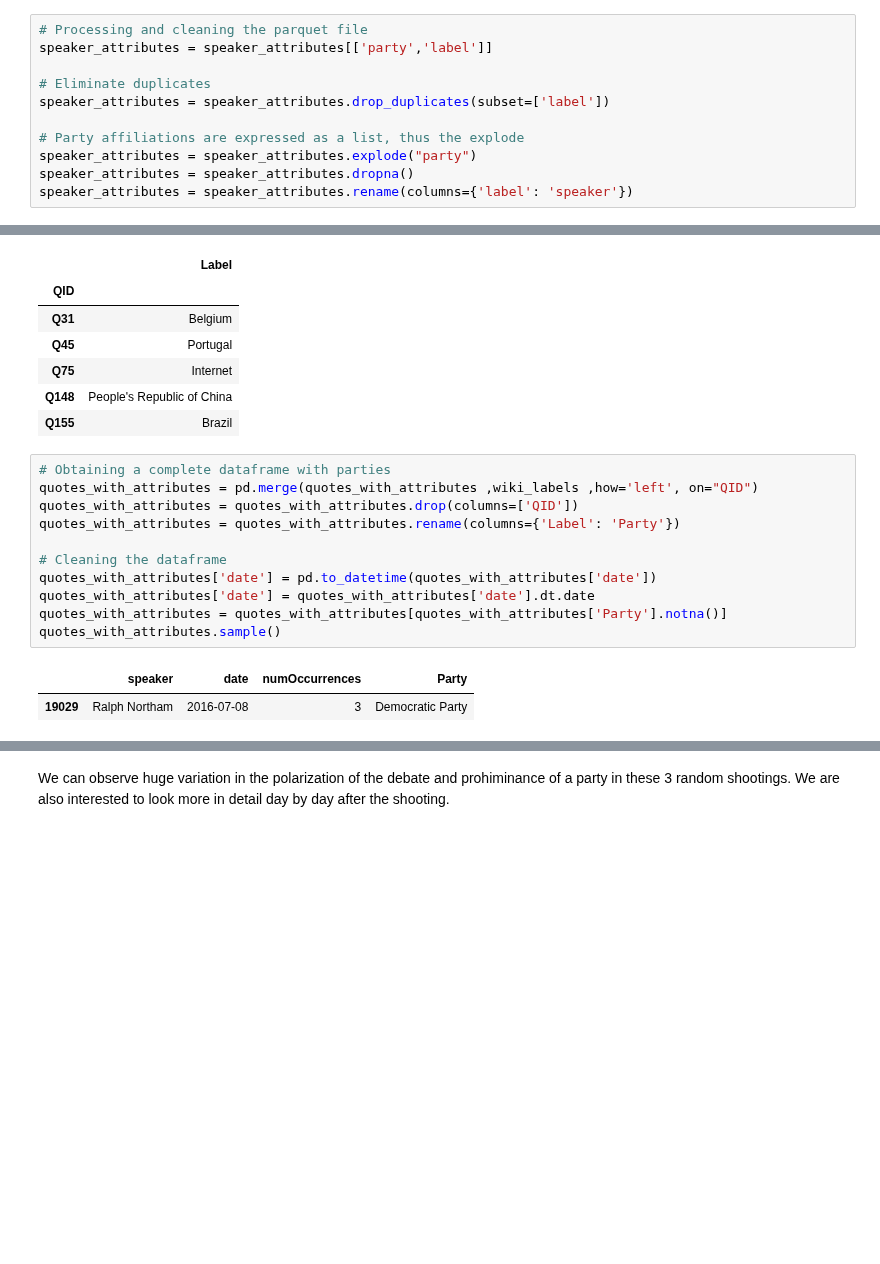
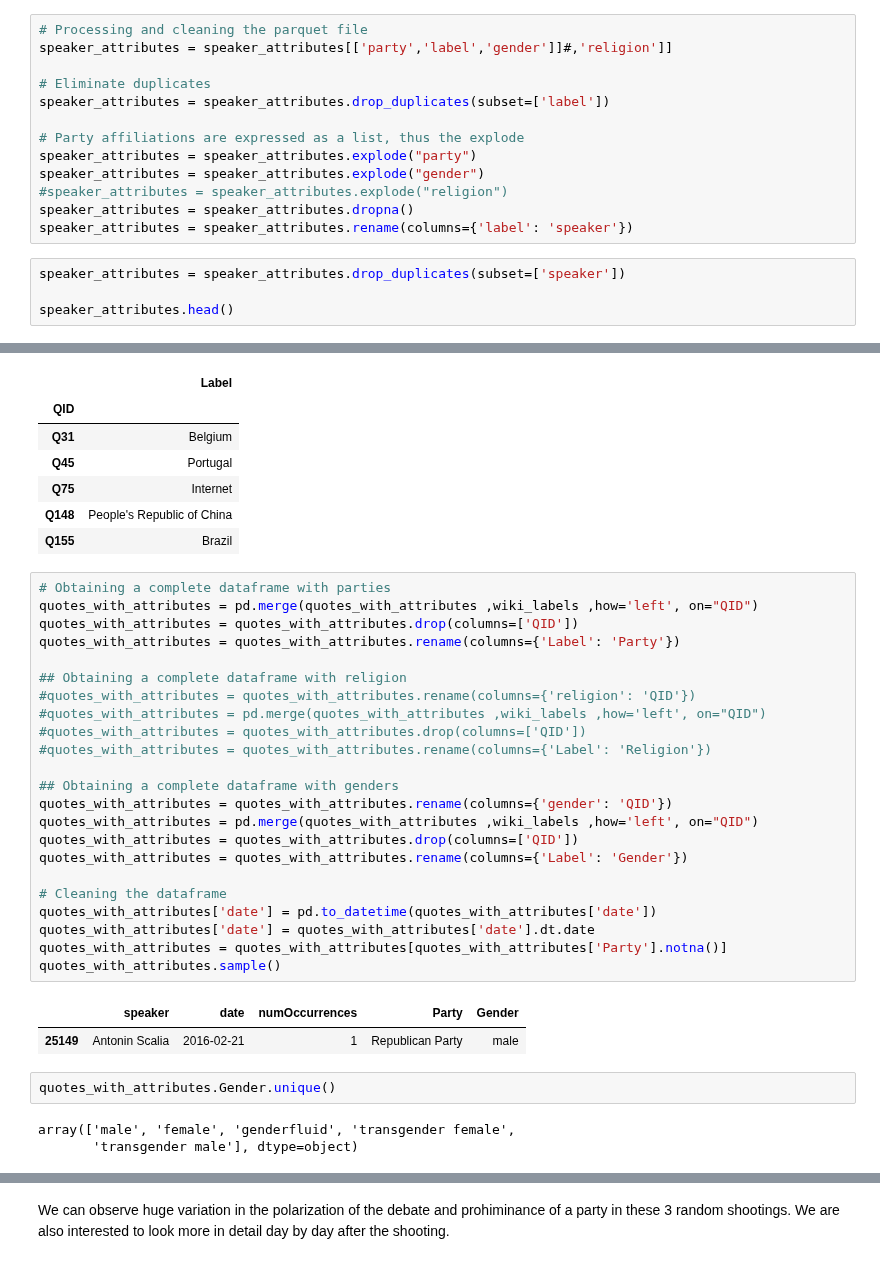
Before and after one commit to epfl-ada/ada-2021-project-clezemath, a Jupyter notebook: milestone3.ipynb, the cells around one changed output, grey strips where cells are left out. Cells and saved outputs as stored; diff of their text form; blank space fills up the shorter version.

```diff
--- a/milestone3.ipynb
+++ b/milestone3.ipynb
@@ -84,11 +84,17 @@ speaker_attributes.sample()
 # %%
 # Processing and cleaning the parquet file
-speaker_attributes = speaker_attributes[['party','label']]
+speaker_attributes = speaker_attributes[['party','label','gender']]#,'religion']]
 
 # Eliminate duplicates
 speaker_attributes = speaker_attributes.drop_duplicates(subset=['label'])
 
 # Party affiliations are expressed as a list, thus the explode
 speaker_attributes = speaker_attributes.explode("party")
+speaker_attributes = speaker_attributes.explode("gender")
+#speaker_attributes = speaker_attributes.explode("religion")
 speaker_attributes = speaker_attributes.dropna()
 speaker_attributes = speaker_attributes.rename(columns={'label': 'speaker'})
+# %%
+speaker_attributes = speaker_attributes.drop_duplicates(subset=['speaker'])
+
+speaker_attributes.head()
@@ -329,17 +342,34 @@ wiki_labels.head()
 # %%
 # Obtaining a complete dataframe with parties
 quotes_with_attributes = pd.merge(quotes_with_attributes ,wiki_labels ,how='left', on="QID")
 quotes_with_attributes = quotes_with_attributes.drop(columns=['QID'])
 quotes_with_attributes = quotes_with_attributes.rename(columns={'Label': 'Party'})
 
+## Obtaining a complete dataframe with religion
+#quotes_with_attributes = quotes_with_attributes.rename(columns={'religion': 'QID'})
+#quotes_with_attributes = pd.merge(quotes_with_attributes ,wiki_labels ,how='left', on="QID")
+#quotes_with_attributes = quotes_with_attributes.drop(columns=['QID'])
+#quotes_with_attributes = quotes_with_attributes.rename(columns={'Label': 'Religion'})
+
+## Obtaining a complete dataframe with genders
+quotes_with_attributes = quotes_with_attributes.rename(columns={'gender': 'QID'})
+quotes_with_attributes = pd.merge(quotes_with_attributes ,wiki_labels ,how='left', on="QID")
+quotes_with_attributes = quotes_with_attributes.drop(columns=['QID'])
+quotes_with_attributes = quotes_with_attributes.rename(columns={'Label': 'Gender'})
+
 # Cleaning the dataframe
 quotes_with_attributes['date'] = pd.to_datetime(quotes_with_attributes['date'])
 quotes_with_attributes['date'] = quotes_with_attributes['date'].dt.date
 quotes_with_attributes = quotes_with_attributes[quotes_with_attributes['Party'].notna()]
 quotes_with_attributes.sample()
 # %% [output]
-|  | speaker | date | numOccurrences | Party |
-| 19029 | Ralph Northam | 2016-07-08 | 3 | Democratic Party |
+|  | speaker | date | numOccurrences | Party | Gender |
+| 25149 | Antonin Scalia | 2016-02-21 | 1 | Republican Party | male |
+# %%
+quotes_with_attributes.Gender.unique()
+# %% [output]
+array(['male', 'female', 'genderfluid', 'transgender female',
+       'transgender male'], dtype=object)
 # %%
 # Create the 10 day window after the shooting
 import datetime
```
Also changed, not shown: parts of 9 cells of this notebook.
